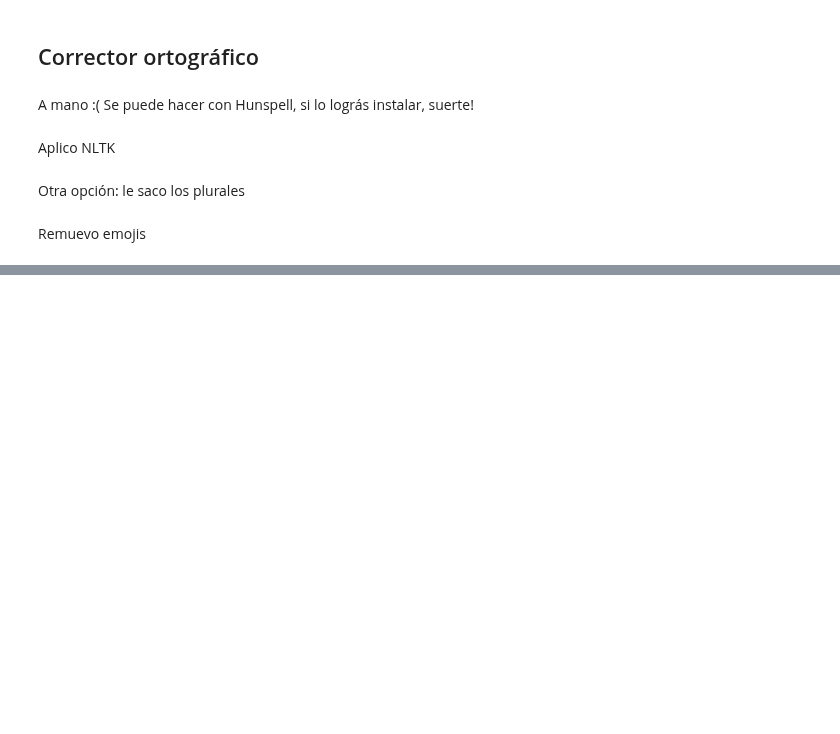
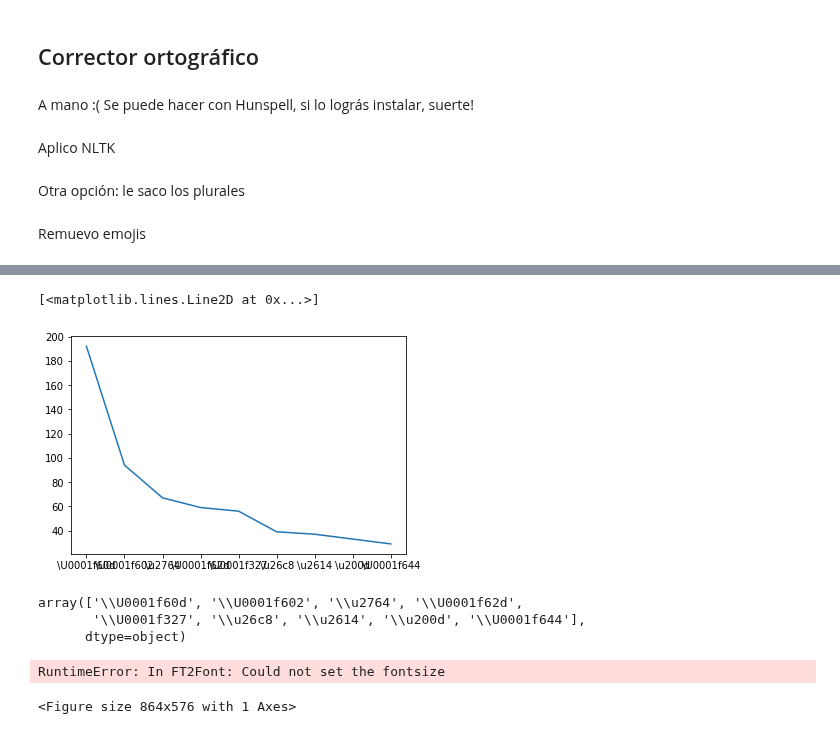
Before and after one commit to agemperador/RELAMPAGO_poster, a Jupyter notebook: GEN_DATASET/tweet_analysis.ipynb, the cells around one changed output, grey strips where cells are left out. Cells and saved outputs as stored; diff of their text form; code cells hidden in the pictures; blank space fills up the shorter version.

```diff
--- a/GEN_DATASET/tweet_analysis.ipynb
+++ b/GEN_DATASET/tweet_analysis.ipynb
@@ -87,0 +154,26 @@ ORT.to_csv(r'BaseRed.csv', sep = ';', index = None)
+# %%
+class BoWClassifier(nn.Module): # inheriting from nn.Module!
+
+    def __init__(self, num_labels, vocab_size):
+
+        super(BoWClassifier, self).__init__()
+
+        self.linear = nn.Linear(vocab_size, num_labels)
+
+
+    def forward(self, bow_vec):
+        # Pass the input through the linear layer,
+        # then pass that through log_softmax.
+        # Many non-linearities and other functions are in torch.nn.functional
+        return F.log_softmax(self.linear(bow_vec), dim=1)
+
+    def make_bow_vector(sentence, word_to_ix):
+        vec = torch.zeros(len(word_to_ix))
+        txt = sentence.split()
+        for word in txt:
+            vec[word_to_ix[word]] += 1
+        return vec.view(1, -1)
+
+    def make_target(label, label_to_ix):
+
+        return torch.LongTensor([label_to_ix[label]])
@@ -87,0 +236,36 @@ ORT.to_csv(r'BaseRed.csv', sep = ';', index = None)
+# %%
+plt.plot(tot['Diccionario'].iloc[0:9].values, tot['Frecuencia'].iloc[0:9].values)
+# %% [output]
+[<matplotlib.lines.Line2D at 0x...>]
+[figure, added]
+# %%
+tot['Diccionario'].iloc[0:9].values
+# %% [output]
+array(['\\U0001f60d', '\\U0001f602', '\\u2764', '\\U0001f62d',
+       '\\U0001f327', '\\u26c8', '\\u2614', '\\u200d', '\\U0001f644'],
+      dtype=object)
+# %%
+import matplotlib.pyplot as plt, numpy as np
+from matplotlib.font_manager import FontProperties
+
+# Load Apple Color Emoji font
+prop = FontProperties(fname='AppleColorEmoji.ttc')
+plt.rcParams['font.family'] = prop.get_family()
+
+# Set up plot
+freqs = [301, 96, 53, 81, 42]
+labels = ['😊', '😱', '😂', '😄', '😛']
+plt.figure(figsize=(12,8))
+p1 = plt.bar(np.arange(len(labels)), freqs, 0.8, color="lightblue")
+plt.ylim(0, plt.ylim()[1]+30)
+
+# Make labels
+#for rect1, label in zip(p1, labels):
+#    height = rect1.get_height()
+plt.xticks(np.arange(len(labels)),labels,fontsize=30,fontproperties=prop)
+#plt.xticks(np.arange(len(labels)),labels, fontsize = 30, fontname = prop)
+#plt.xticks(np.arange(len(labels)), ['1', '2', '3', '4', '5'])
+plt.show()
+# %% [output]
+RuntimeError: In FT2Font: Could not set the fontsize
+<Figure size 864x576 with 1 Axes>
```
Also changed, not shown: parts of 11 cells of this notebook, 2 other files.
